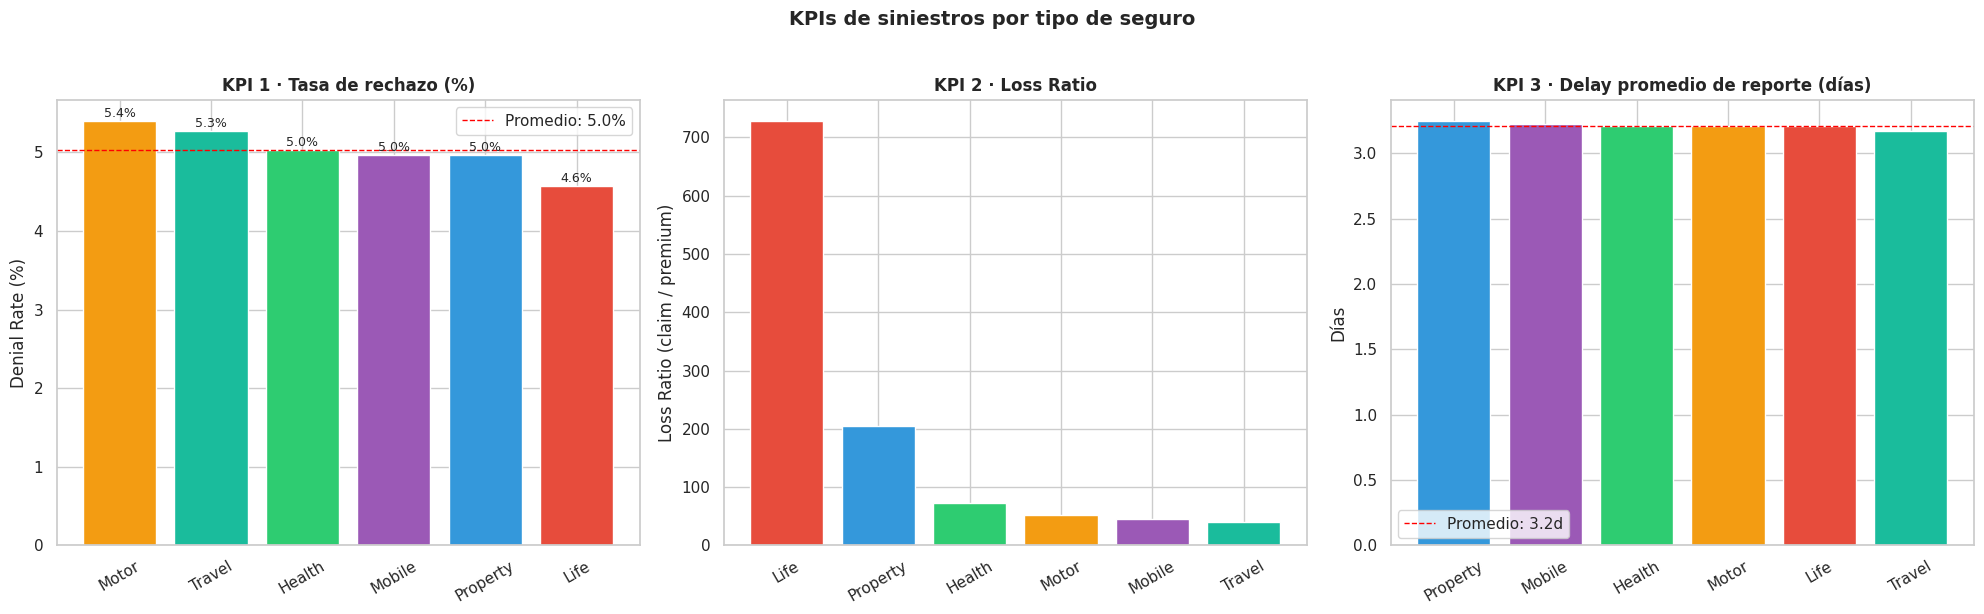
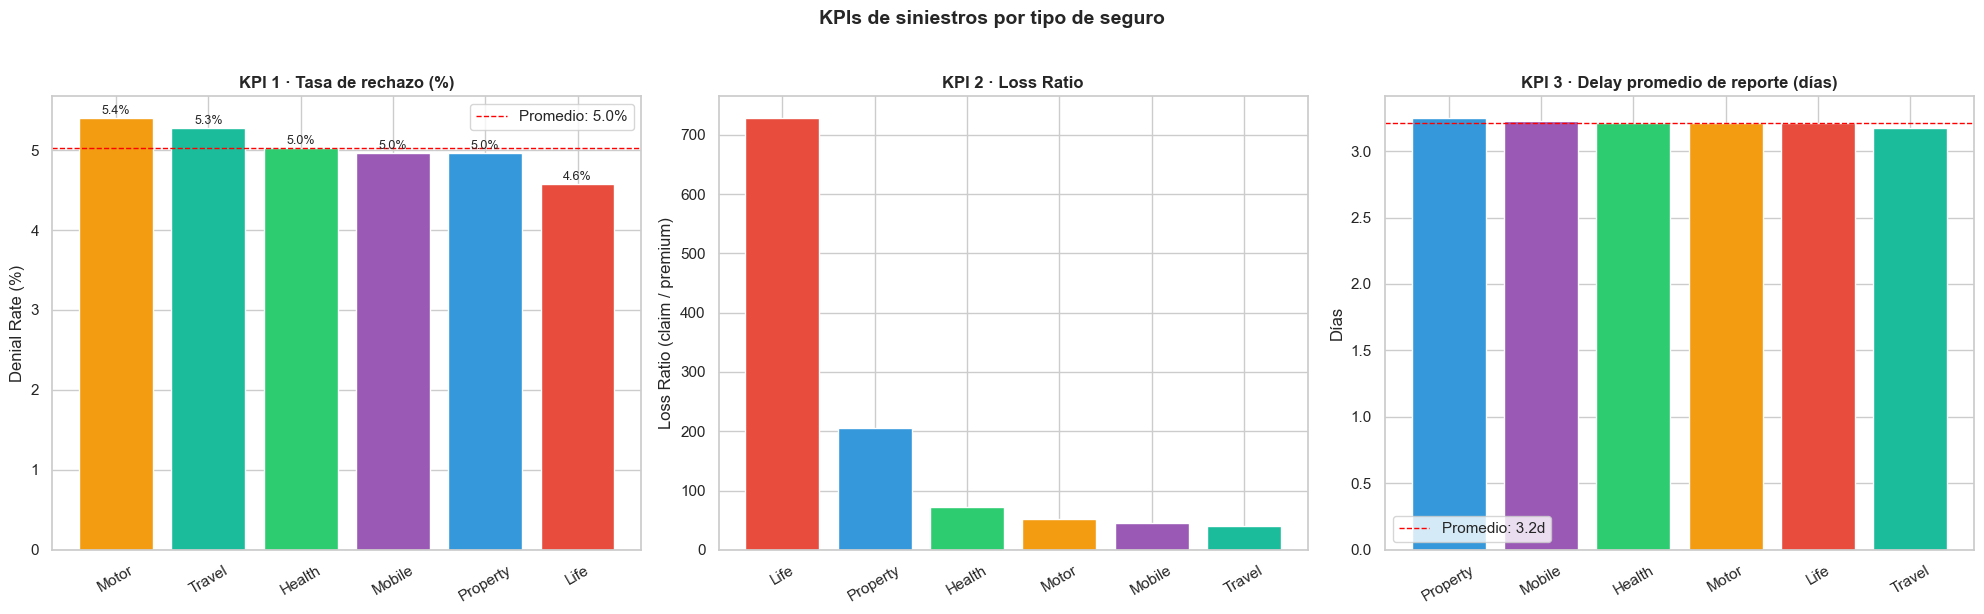
The notebook cell's code change between the first figure and the second:
--- before
+++ after
@@ -37,4 +37,4 @@
 plt.suptitle("KPIs de siniestros por tipo de seguro", fontsize=14, fontweight="bold", y=1.02)
 plt.tight_layout()
-plt.savefig("kpis_por_tipo.png", dpi=150, bbox_inches="tight")
+plt.savefig(DATA_DIR2 / "kpis_por_tipo.png", dpi=150, bbox_inches="tight")
 plt.show()

Commit: cierre de conexión DuckDB